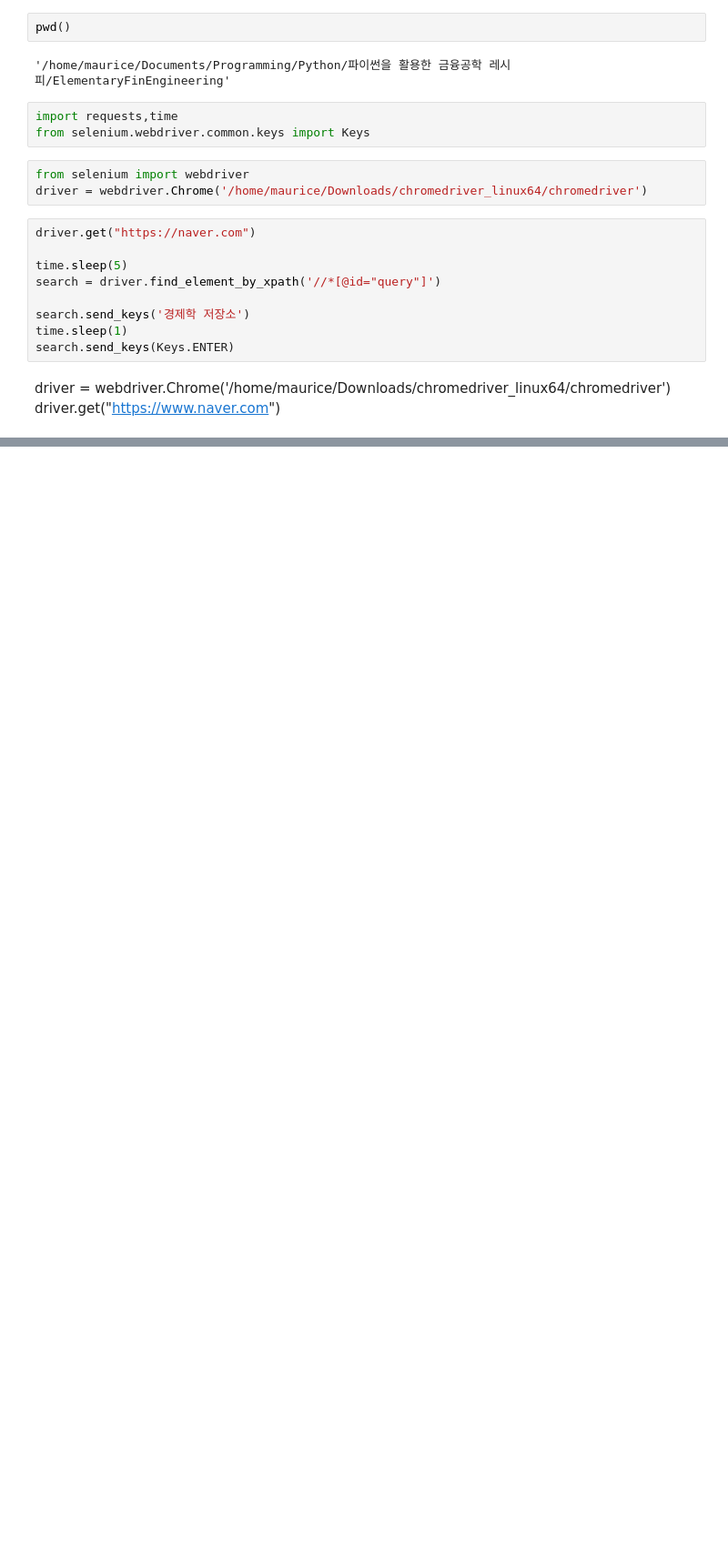
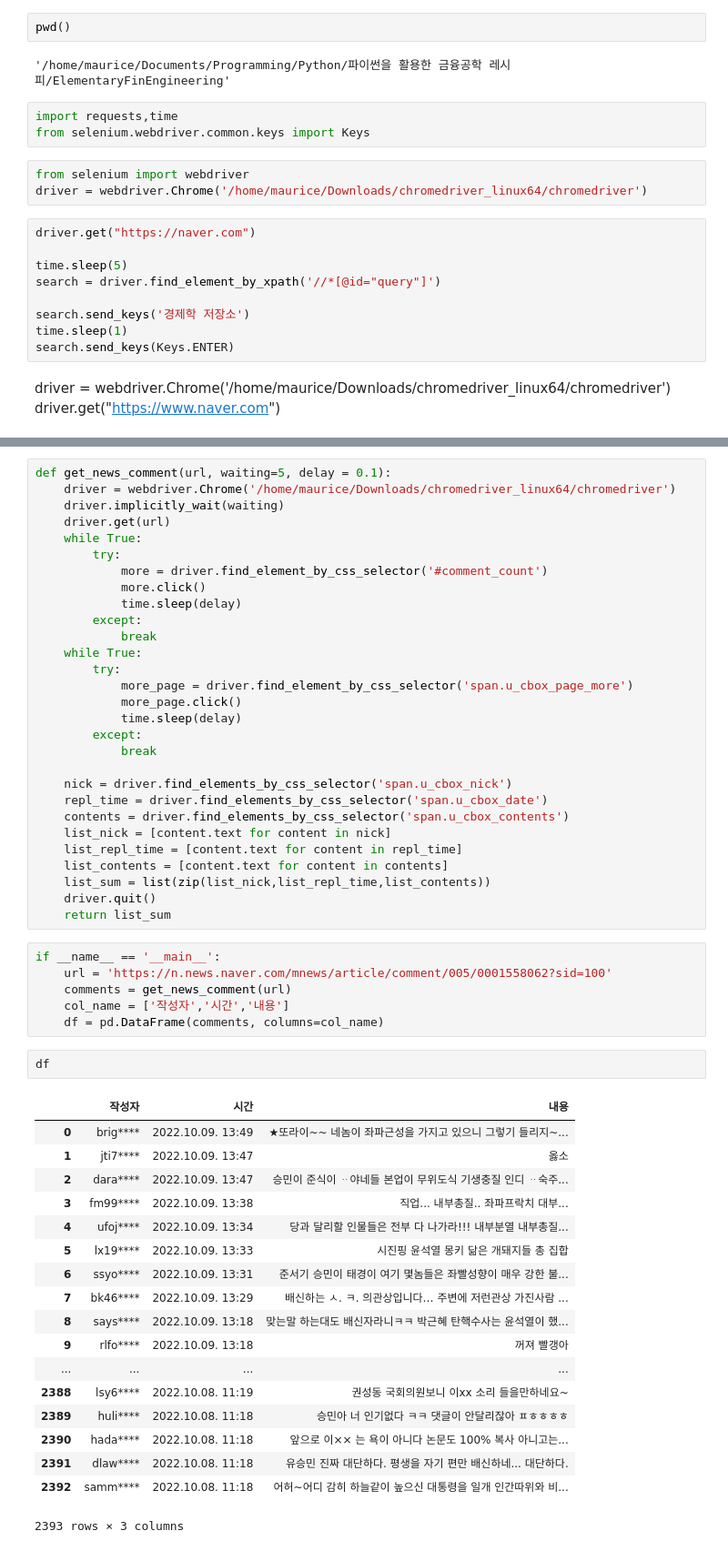
Before and after one commit to SuyongMauriceYang/ElementaryFinEngineering, a Jupyter notebook: practice_bs4.ipynb, the cells around one changed output, grey strips where cells are left out. Shown at 91% size. Cells and saved outputs as stored; diff of their text form; blank space fills up the shorter version.

Commit message:
crawling news comments

```diff
--- a/practice_bs4.ipynb
+++ b/practice_bs4.ipynb
@@ -317,0 +322,56 @@ driver.get("https://www.naver.com")
+# %%
+def get_news_comment(url, waiting=5, delay = 0.1):
+    driver = webdriver.Chrome('/home/maurice/Downloads/chromedriver_linux64/chromedriver')
+    driver.implicitly_wait(waiting)
+    driver.get(url)
+    while True:
+        try:
+            more = driver.find_element_by_css_selector('#comment_count')
+            more.click()
+            time.sleep(delay)
+        except:
+            break
+    while True:
+        try:
+            more_page = driver.find_element_by_css_selector('span.u_cbox_page_more')
+            more_page.click()
+            time.sleep(delay)
+        except:
+            break
+
+    nick = driver.find_elements_by_css_selector('span.u_cbox_nick')
+    repl_time = driver.find_elements_by_css_selector('span.u_cbox_date')
+    contents = driver.find_elements_by_css_selector('span.u_cbox_contents')
+    list_nick = [content.text for content in nick]
+    list_repl_time = [content.text for content in repl_time]
+    list_contents = [content.text for content in contents]
+    list_sum = list(zip(list_nick,list_repl_time,list_contents))
+    driver.quit()
+    return list_sum
+# %%
+if __name__ == '__main__':
+    url = 'https://n.news.naver.com/mnews/article/comment/005/0001558062?sid=100'
+    comments = get_news_comment(url)
+    col_name = ['작성자','시간','내용']
+    df = pd.DataFrame(comments, columns=col_name)
+# %%
+df
+# %% [output]
+|  | 작성자 | 시간 | 내용 |
+| 0 | brig**** | 2022.10.09. 13:49 | ★또라이~~ 네놈이 좌파근성을 가지고 있으니 그렇기 들리지~... |
+| 1 | jti7**** | 2022.10.09. 13:47 | 옳소 |
+| 2 | dara**** | 2022.10.09. 13:47 | 승민이 준식이 ᆢ야네들 본업이 무위도식 기생충질 인디 ᆢ숙주... |
+| 3 | fm99**** | 2022.10.09. 13:38 | 직업... 내부총질.. 좌파프락치 대부... |
+| 4 | ufoj**** | 2022.10.09. 13:34 | 당과 달리할 인물들은 전부 다 나가라!!! 내부분열 내부총질... |
+| 5 | lx19**** | 2022.10.09. 13:33 | 시진핑 윤석열 몽키 닮은 개돼지들 총 집합 |
+| 6 | ssyo**** | 2022.10.09. 13:31 | 준서기 승민이 태경이 여기 몇놈들은 좌빨성향이 매우 강한 불... |
+| 7 | bk46**** | 2022.10.09. 13:29 | 배신하는 ㅅ. ㅋ. 의관상입니다… 주변에 저런관상 가진사람 ... |
+| 8 | says**** | 2022.10.09. 13:18 | 맞는말 하는대도 배신자라니ㅋㅋ 박근혜 탄핵수사는 윤석열이 했... |
+| 9 | rlfo**** | 2022.10.09. 13:18 | 꺼져 빨갱아 |
+| ... | ... | ... | ... |
+| 2388 | lsy6**** | 2022.10.08. 11:19 | 권성동 국회의원보니 이xx 소리 들을만하네요~ |
+| 2389 | huli**** | 2022.10.08. 11:18 | 승민아 너 인기없다 ㅋㅋ 댓글이 안달리잖아 ㅍㅎㅎㅎㅎ |
+| 2390 | hada**** | 2022.10.08. 11:18 | 앞으로 이×× 는 욕이 아니다 논문도 100% 복사 아니고는... |
+| 2391 | dlaw**** | 2022.10.08. 11:18 | 유승민 진짜 대단하다. 평생을 자기 편만 배신하네... 대단하다. |
+| 2392 | samm**** | 2022.10.08. 11:18 | 어허~어디 감히 하늘같이 높으신 대통령을 일개 인간따위와 비... |
+2393 rows × 3 columns
```
Also changed, not shown: parts of 2 cells of this notebook, 1 other file.
